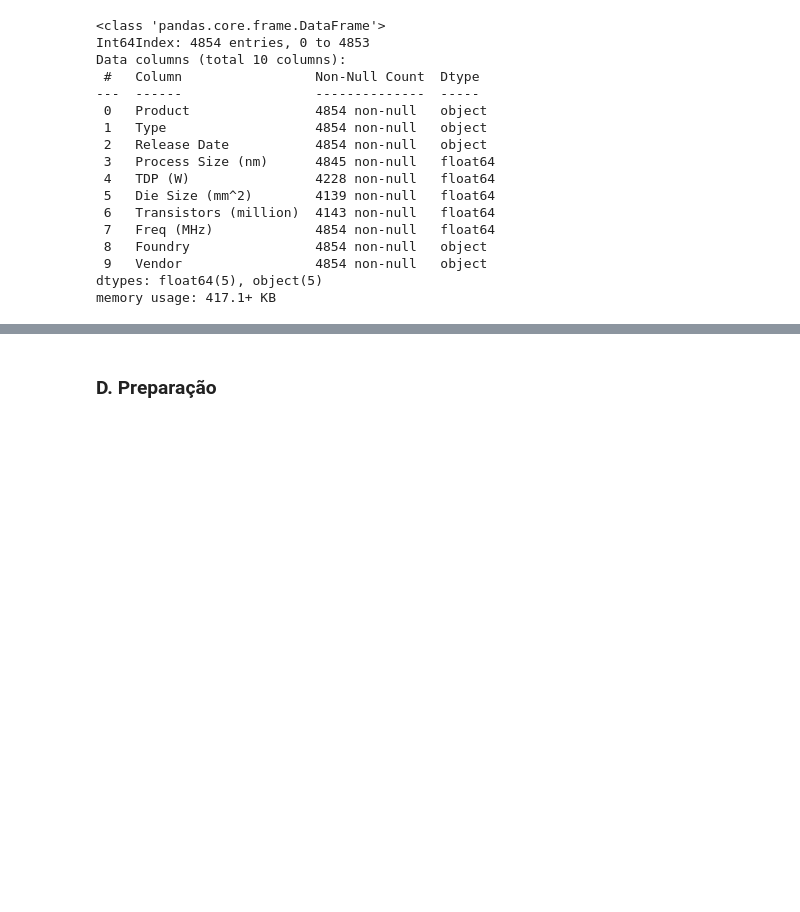
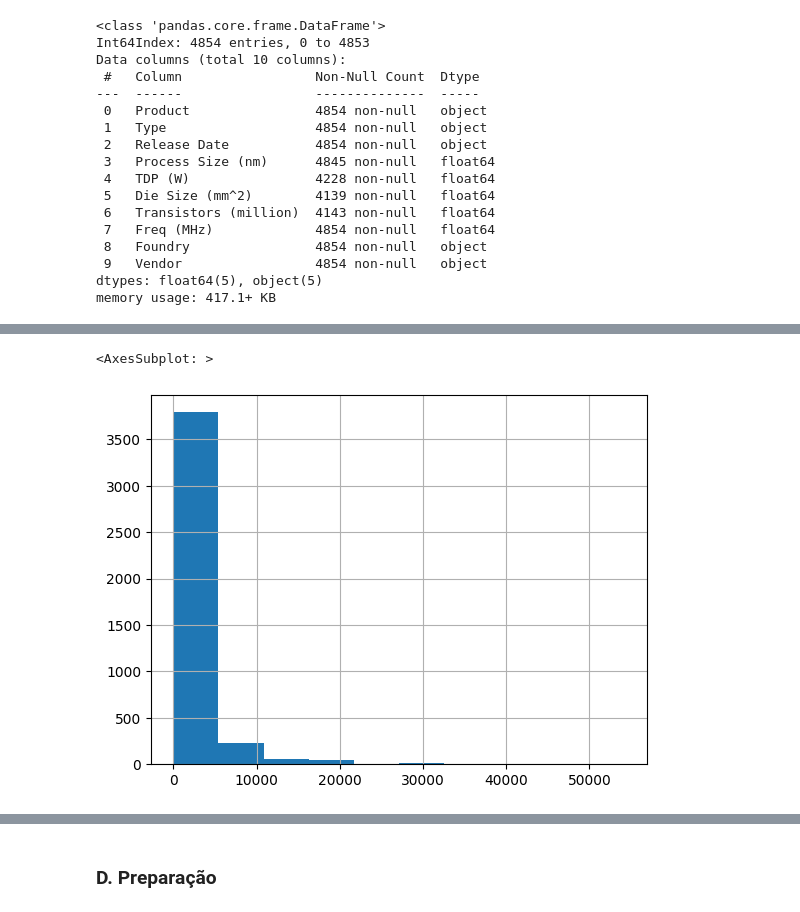
Before and after one commit to Felipanjos/a3_ia_2022.2, a Jupyter notebook: Projeto_IA.ipynb, the cells around one changed output, grey strips where cells are left out. Saved outputs shown, nothing was run; the diff lists cells and outputs as text; code cells hidden in the pictures; blank space fills up the shorter version.

```diff
--- a/Projeto_IA.ipynb
+++ b/Projeto_IA.ipynb
@@ -41,21 +41,6 @@ Data columns (total 10 columns):
  9   Vendor                 4854 non-null   object
 dtypes: float64(5), object(5)
 memory usage: 417.1+ KB
-# %%
-def obj_column_to_int(column):
-    column.convert_dtypes()
-    pd.to_numeric(column, errors='coerce')
-    return pd.to_numeric(column.convert_dtypes(), errors='coerce').convert_dtypes()
-
-terreo = df.index[df['floor'] == '-'].tolist()
-df['total'] = df['total'].str.replace(',', '')
-df['total'] = df['total'].str.replace(r'\D+','', regex=True)
-
-for index in terreo:
-    df['floor'][index] = 0
-
-df['floor'] = obj_column_to_int(df['floor'])
-df['total'] = obj_column_to_int(df['total'])
 # %%
 num_attribs = list(df.describe().columns)
 cat_attribs = ['Vendor']
@@ -64,3 +61,9 @@ cat_attribs = ['Vendor']
+# %%
+# matplotlib
+df['Transistors (million)'].hist()
+# %% [output]
+<AxesSubplot: >
+[figure, added]
 # %%
 ranges = [df.min()['total'], df['total'].describe()['25%'], 4500, 9000, 10000, 25000, 100000, 200000, np.inf]
 tiers = ['F', 'E', 'D', 'C', 'B', 'A', 'S', 'S+']
```
Also changed, not shown: parts of 14 cells of this notebook.
